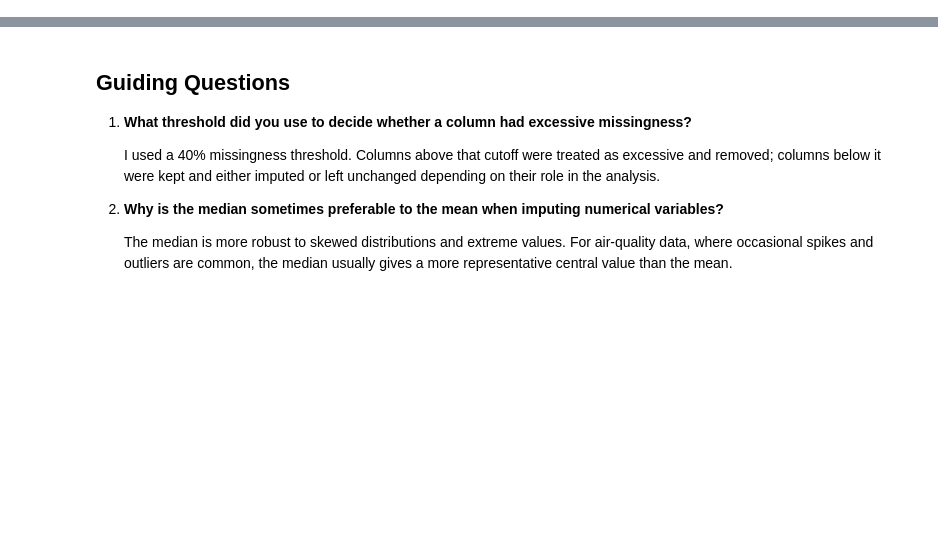
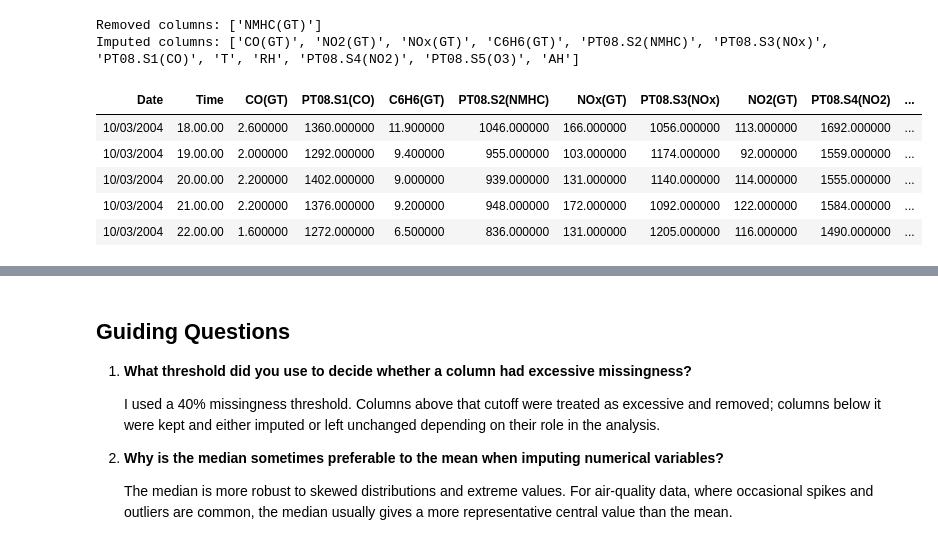
Before and after one commit to userejon31/Urban-Air-Quality-Data-Analysis, a Jupyter notebook: notebooks/02_missing_values.ipynb, the cells around one changed output, grey strips where cells are left out. Saved outputs shown, nothing was run; the diff lists cells and outputs as text; code cells hidden in the pictures; blank space fills up the shorter version.

```diff
--- a/notebooks/02_missing_values.ipynb
+++ b/notebooks/02_missing_values.ipynb
@@ -82,15 +147,24 @@ display(missing_df[['column', 'missing_count', 'missing_pct', 'action']])
 # %%
 # Drop the columns with excessive missingness, remove rows without a usable datetime, and impute the rest with the median.
 columns_to_remove = missing_df.loc[missing_df['action'] == 'remove', 'column'].tolist()
 columns_to_impute = missing_df.loc[missing_df['action'] == 'impute', 'column'].tolist()
 columns_to_impute = [column for column in columns_to_impute if column not in {'Date', 'Time', 'Datetime'}]
 
 df_clean = df.dropna(subset=['Datetime']).drop(columns=columns_to_remove)
 df_clean = impute_basic(df_clean, columns=columns_to_impute, strategy='median')
 
 print('Removed columns:', columns_to_remove)
 print('Imputed columns:', columns_to_impute)
-display(df_clean.head())
+display(style_table(df_clean.head()))
+# %% [output]
+Removed columns: ['NMHC(GT)']
+Imputed columns: ['CO(GT)', 'NO2(GT)', 'NOx(GT)', 'C6H6(GT)', 'PT08.S2(NMHC)', 'PT08.S3(NOx)', 'PT08.S1(CO)', 'T', 'RH', 'PT08.S4(NO2)', 'PT08.S5(O3)', 'AH']
+| Date | Time | CO(GT) | PT08.S1(CO) | C6H6(GT) | PT08.S2(NMHC) | NOx(GT) | PT08.S3(NOx) | NO2(GT) | PT08.S4(NO2) | ... |
+| 10/03/2004 | 18.00.00 | 2.600000 | 1360.000000 | 11.900000 | 1046.000000 | 166.000000 | 1056.000000 | 113.000000 | 1692.000000 | ... |
+| 10/03/2004 | 19.00.00 | 2.000000 | 1292.000000 | 9.400000 | 955.000000 | 103.000000 | 1174.000000 | 92.000000 | 1559.000000 | ... |
+| 10/03/2004 | 20.00.00 | 2.200000 | 1402.000000 | 9.000000 | 939.000000 | 131.000000 | 1140.000000 | 114.000000 | 1555.000000 | ... |
+| 10/03/2004 | 21.00.00 | 2.200000 | 1376.000000 | 9.200000 | 948.000000 | 172.000000 | 1092.000000 | 122.000000 | 1584.000000 | ... |
+| 10/03/2004 | 22.00.00 | 1.600000 | 1272.000000 | 6.500000 | 836.000000 | 131.000000 | 1205.000000 | 116.000000 | 1490.000000 | ... |
 # %%
 # Visualize the missing-value profile so the decision threshold is easy to justify.
 plt.figure(figsize=(12, 6))
```
Also changed, not shown: parts of 7 cells of this notebook, 14 other files.
